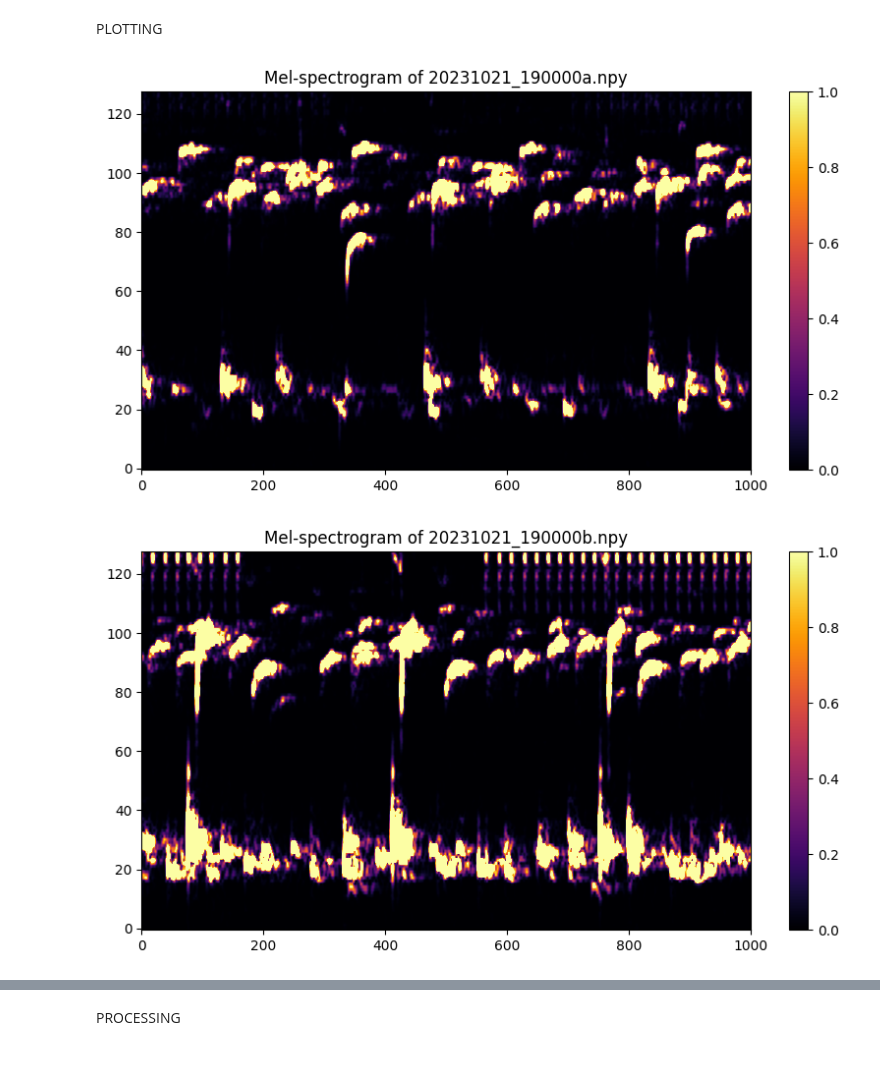
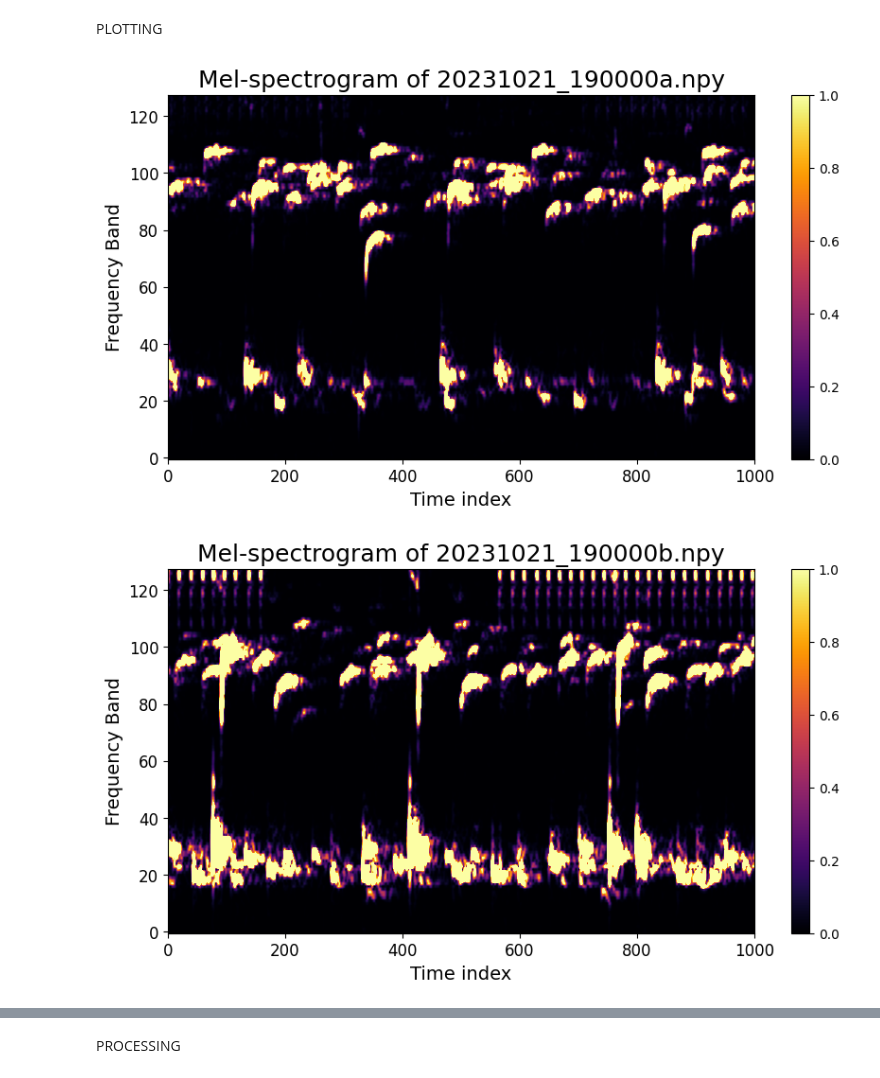
Before and after one commit to DanielMPMatCom/Identifying-Colines.-JCE-MatCom, a Jupyter notebook: src/get_mel_spectrograms.ipynb, the cells around one changed output, grey strips where cells are left out. Saved outputs shown, nothing was run; the diff lists cells and outputs as text; code cells hidden in the pictures.

Commit message:
bigger letters on plots

```diff
--- a/src/get_mel_spectrograms.ipynb
+++ b/src/get_mel_spectrograms.ipynb
@@ -24,33 +24,39 @@ def plot_mel_spectrogram_graph_from_matrix(
     None
     """
 
     files = [f for f in os.listdir(data_source_path) if f.endswith(".npy")]
 
     for file in files:
         data = np.load(os.path.join(data_source_path, file))
 
         fig, ax = plt.subplots(figsize=(10, 5))
 
         cax = ax.imshow(data, aspect="auto", cmap="inferno", origin="lower")
 
         cax.set_clim(vmin=vmin_energy_scale, vmax=vmax_energy_scale)
 
         fig.colorbar(cax)
 
-        ax.set_title(f"Mel-spectrogram of {file}")
+        ax.set_xlabel('Time index', fontsize=14)
+
+        ax.set_ylabel('Frequency Band', fontsize=14)
+
+        ax.set_title(f"Mel-spectrogram of {file}", fontsize=18)
+
+        ax.tick_params(axis='both', which='major', labelsize=12)
 
         ax.set_xlim([xlim_left, xlim_right])
 
         plt.show()
 
 
 plot_mel_spectrogram_graph_from_matrix(
     data_source_path="../data/not_aligned/all",
     vmin_energy_scale=0,
     vmax_energy_scale=1,
     xlim_left=0,
     xlim_right=1000,
 )
 # %% [output]
-[figure, old version]
+[figure, new version]
-[figure, old version]
+[figure, new version]
```
Also changed, not shown: parts of 1 cell of this notebook, 20 other files.
